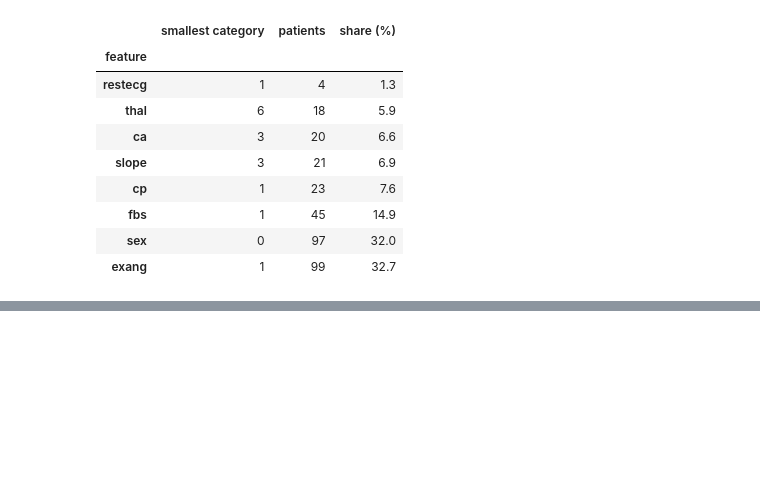
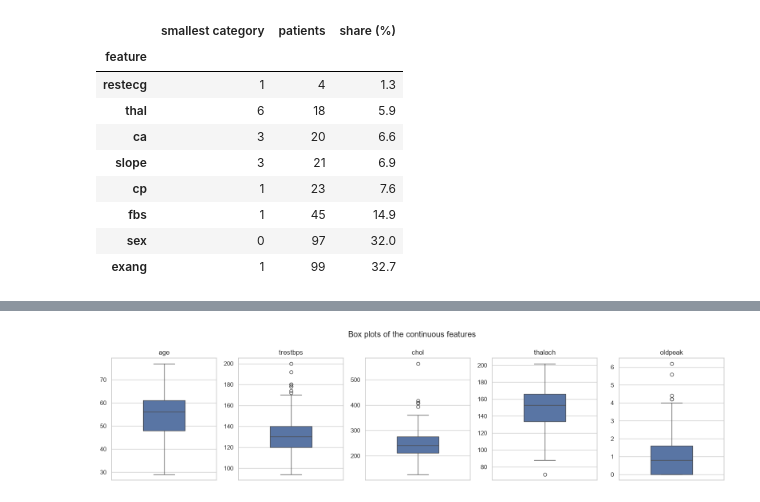
Before and after one commit to 2025ae05589/heart-disease-mlops, a Jupyter notebook: notebooks/01_data_acquisition_and_eda.ipynb, the cells around one changed output, grey strips where cells are left out. Saved outputs shown, nothing was run; the diff lists cells and outputs as text; code cells hidden in the pictures; blank space fills up the shorter version.

```diff
--- a/notebooks/01_data_acquisition_and_eda.ipynb
+++ b/notebooks/01_data_acquisition_and_eda.ipynb
@@ -811,0 +836,14 @@ pd.DataFrame(rows).set_index("feature").sort_values("patients")
+# %%
+fig, axes = plt.subplots(1, 5, figsize=(16, 4))
+
+for i, col in enumerate(NUMERIC):
+    sns.boxplot(y=data[col], color="#4c72b0", width=0.4, ax=axes[i])
+    axes[i].set_title(col)
+    axes[i].set_ylabel("")
+
+fig.suptitle("Box plots of the continuous features")
+fig.tight_layout()
+fig.savefig(FIG_DIR / "01_boxplots.png", dpi=150)
+plt.show()
+# %% [output]
+[figure, added]
```
Also changed, not shown: parts of 46 cells of this notebook, 5 other files.
